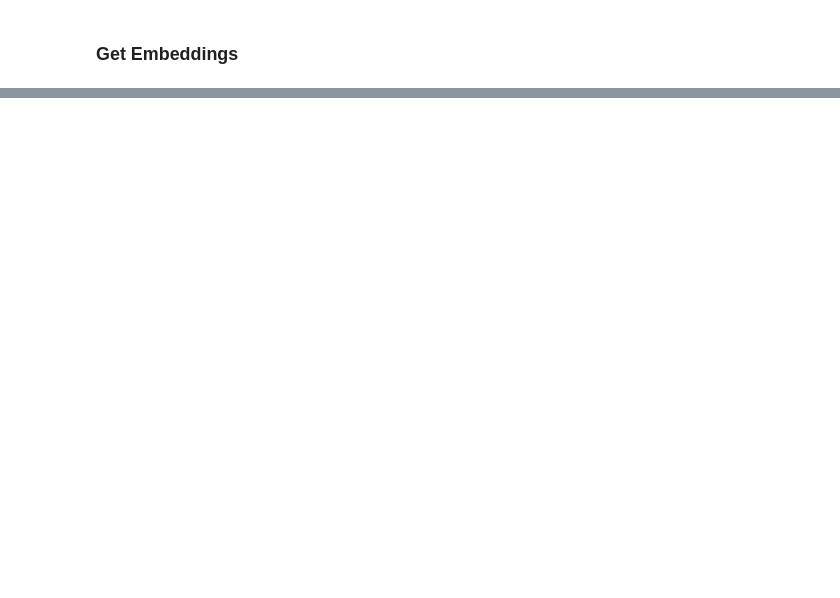
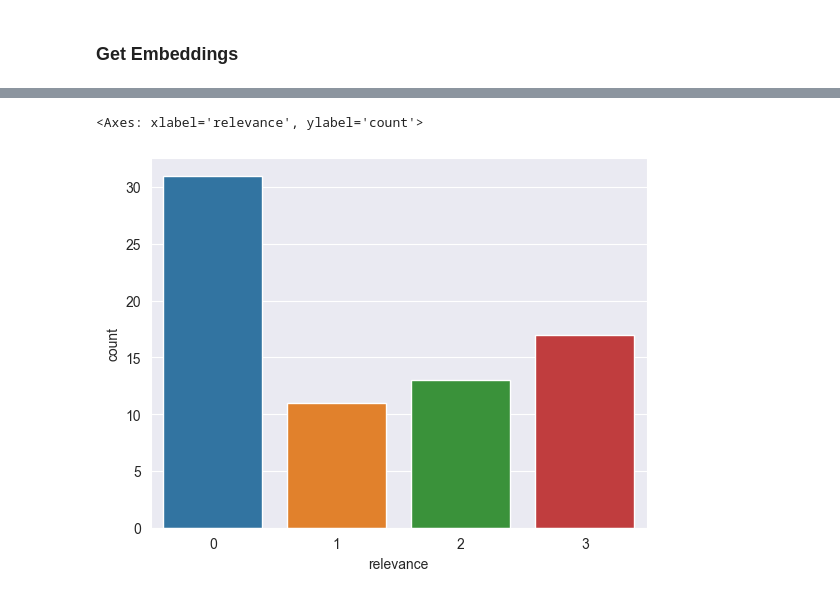
Before and after one commit to m-messer/Grading-Documentation-with-Machine-Learning, a Jupyter notebook: model_training.ipynb, the cells around one changed output, grey strips where cells are left out. Drawn from its saved outputs; the diff is of its cells as text; code cells hidden in the pictures; blank space fills up the shorter version.

```diff
--- a/model_training.ipynb
+++ b/model_training.ipynb
@@ -108,0 +90,13 @@ train_df.head()
+# %%
+X = df[['embeddings']]
+y = df[['relevance']]
+
+random_seed = 123
+# %%
+X_trainval, X_test, y_trainval, y_test = train_test_split(X, y, test_size=0.2, stratify=y, random_state=random_seed)
+X_train, X_val, y_train, y_val = train_test_split(X_trainval, y_trainval, test_size=0.1, stratify=y_trainval, random_state=random_seed)
+# %%
+sns.countplot(y_train, x='relevance')
+# %% [output]
+<Axes: xlabel='relevance', ylabel='count'>
+[figure, added]
```
Also changed, not shown: parts of 33 cells of this notebook.
